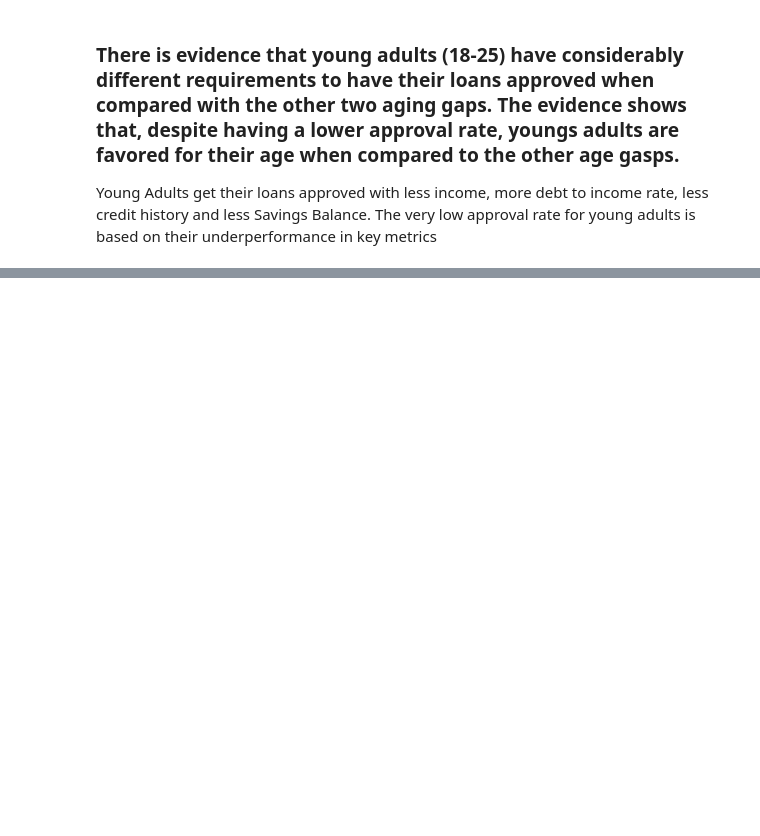
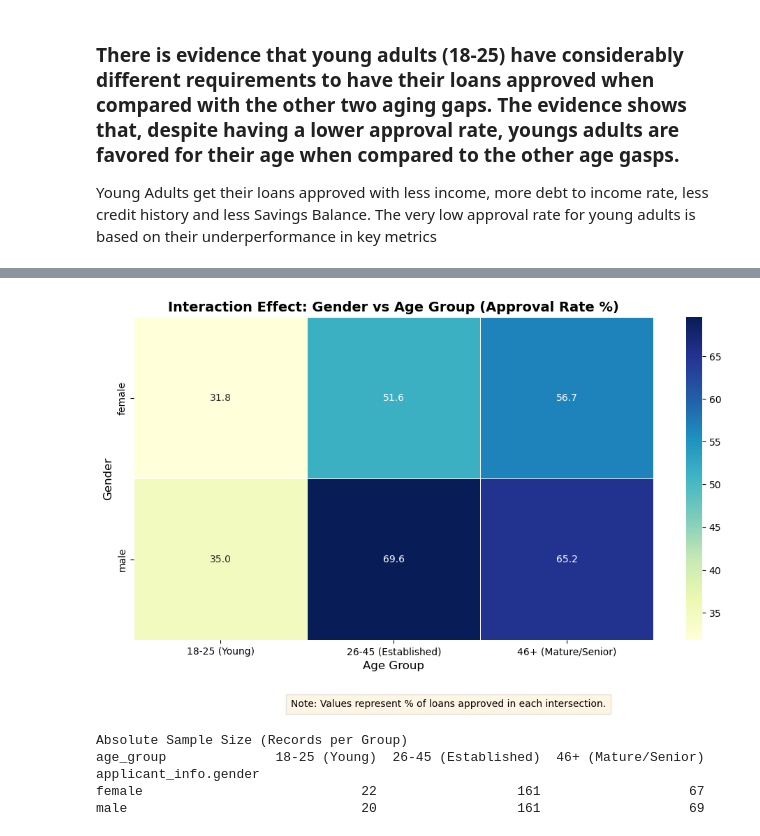
Before and after one commit to jjtobo97/dego-project-team8, a Jupyter notebook: 02-bias-analysis.ipynb, the cells around one changed output, grey strips where cells are left out. Drawn from its saved outputs; the diff is of its cells as text; code cells hidden in the pictures; blank space fills up the shorter version.

```diff
--- a/02-bias-analysis.ipynb
+++ b/02-bias-analysis.ipynb
@@ -641,0 +710,42 @@ The very low approval rate for young adults is based on their underperformance i
+# %%
+# 1. Garantir que as idades e grupos estão calculados (usando o teu df_clean)
+df_clean['dob_dt'] = pd.to_datetime(df_clean['applicant_info.date_of_birth'], errors='coerce')
+df_clean['age_audit'] = 2024 - df_clean['dob_dt'].dt.year
+bins = [0, 25, 45, 120]
+labels = ['18-25 (Young)', '26-45 (Established)', '46+ (Mature/Senior)']
+df_clean['age_group'] = pd.cut(df_clean['age_audit'], bins=bins, labels=labels)
+
+# 2. Criar a Pivot Table de Interação (Gender vs Age Group)
+# O valor é a média de aprovação (0 a 1) multiplicada por 100 para dar %
+gender_age_inter = df_clean.pivot_table(
+    index='applicant_info.gender',
+    columns='age_group',
+    values='decision.loan_approved',
+    aggfunc='mean',
+    observed=False
+) * 100
+
+# 3. Visualização com Heatmap
+plt.figure(figsize=(12, 6))
+sns.heatmap(gender_age_inter, annot=True, cmap='YlGnBu', fmt=".1f", linewidths=0.5)
+
+plt.title('Interaction Effect: Gender vs Age Group (Approval Rate %)', fontsize=14, fontweight='bold')
+plt.xlabel('Age Group', fontsize=12)
+plt.ylabel('Gender', fontsize=12)
+
+# Adicionar uma nota sobre o tamanho da amostra para não perderes aura
+plt.figtext(0.5, -0.05, "Note: Values represent % of loans approved in each intersection.",
+            ha="center", fontsize=10, bbox={"facecolor":"orange", "alpha":0.1, "pad":5})
+
+plt.show()
+
+# 4. Print dos números absolutos para verificares se a amostra é fidedigna
+print("Absolute Sample Size (Records per Group)")
+print(df_clean.groupby(['applicant_info.gender', 'age_group'], observed=False).size().unstack())
+# %% [output]
+[figure, added]
+Absolute Sample Size (Records per Group)
+age_group              18-25 (Young)  26-45 (Established)  46+ (Mature/Senior)
+applicant_info.gender
+female                            22                  161                   67
+male                              20                  161                   69
```
Also changed, not shown: parts of 17 cells of this notebook.
